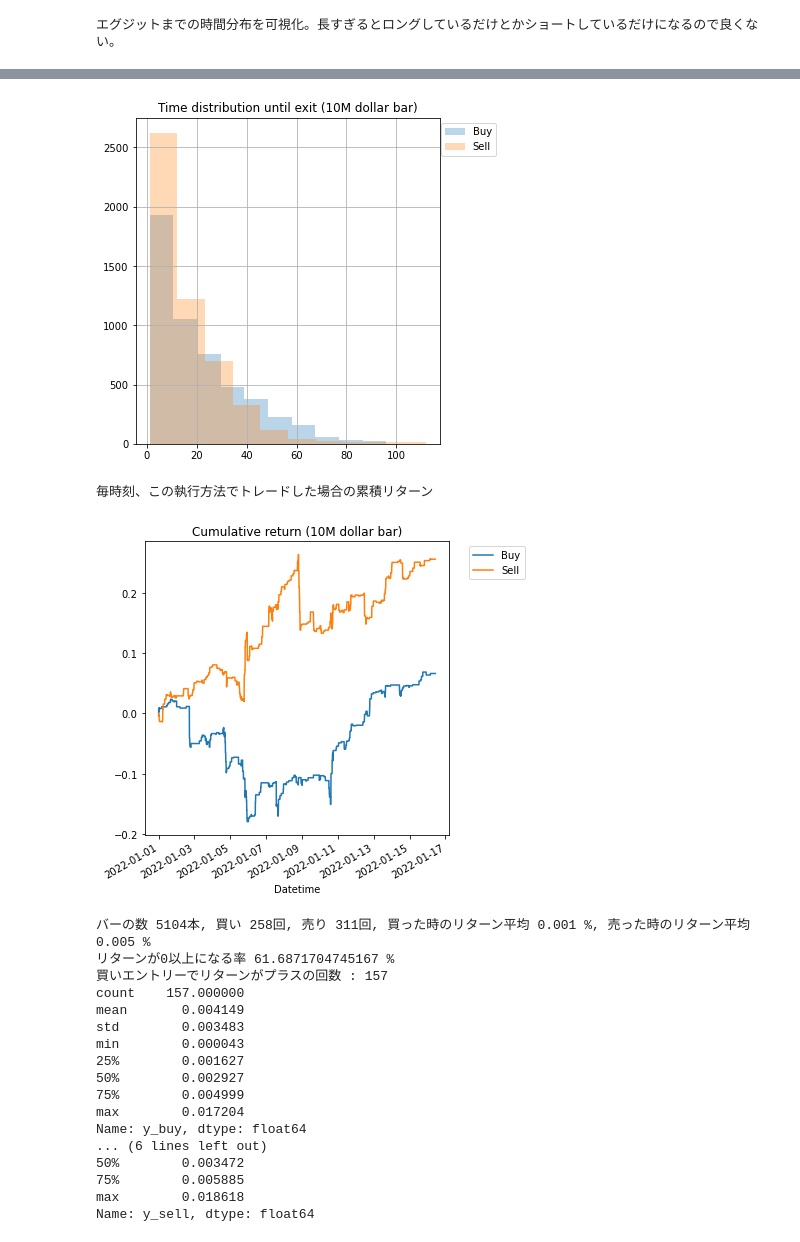
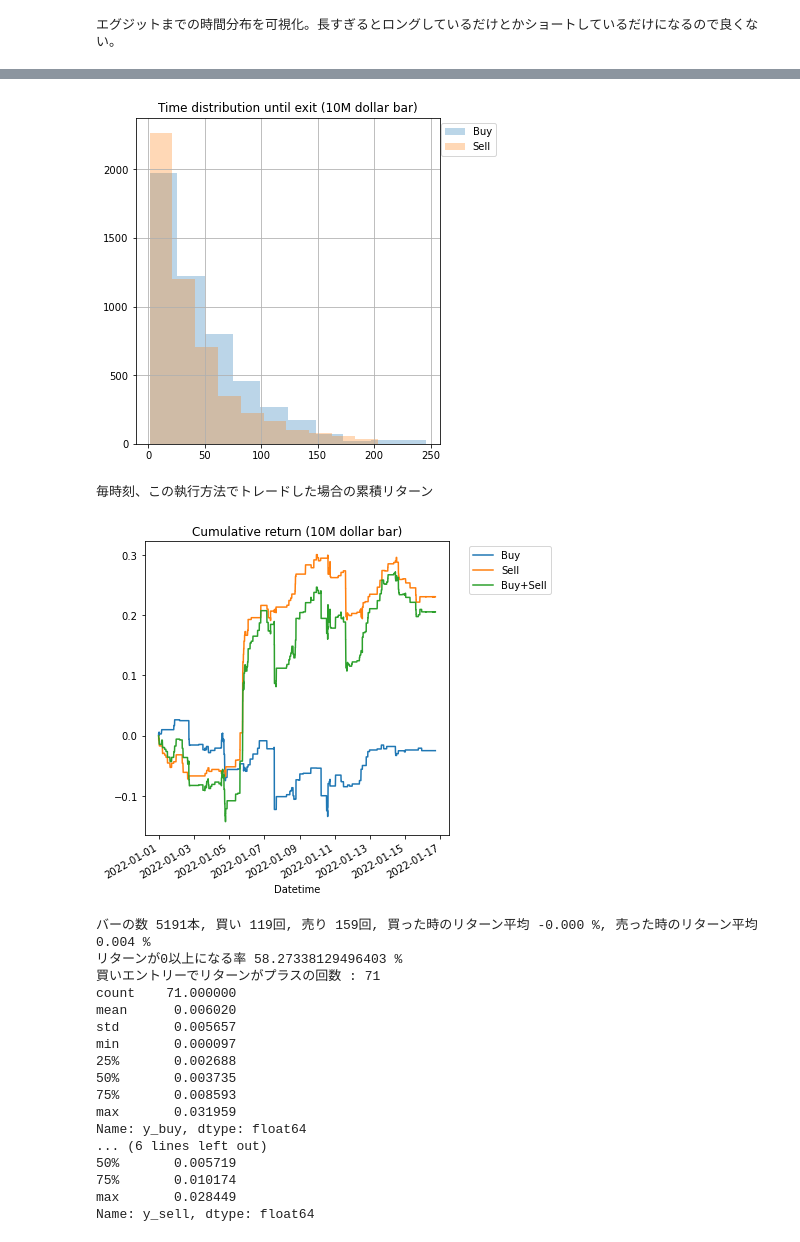
Before and after one commit to WannabeBotter/crypto_misc_jupyter, a Jupyter notebook: richman_dollarbar/richman_dollarbar.ipynb, the cells around one changed output, grey strips where cells are left out. Cells and saved outputs as stored; diff of their text form; code cells hidden in the pictures.

Commit message:
Added some validation parts

```diff
--- a/richman_dollarbar/richman_dollarbar.ipynb
+++ b/richman_dollarbar/richman_dollarbar.ipynb
@@ -266,23 +145,20 @@ def calc_buysell(df, pips = 1, atr_mux = 0.5):
     return df
 # %%
 import optuna
-
-df_dollar = pd.read_pickle('df_dollar_10000000_ohlcv.pkl')
-df_dollar = df_dollar.dropna()
-df_dollar = calc_features(df_dollar)
-df_dollar.to_pickle('df_dollar_10000000_ohlcv_features.pkl')
+import math
 
 def target_function(x):
-    df_dollar = pd.read_pickle('df_dollar_10000000_ohlcv_features.pkl')
+    df_dollar = pd.read_pickle('df_dollar_10000000_ohlcv_learn.pkl')
     df_dollar = calc_buysell(df_dollar, pips = 1, atr_mux = x)
     y_buy = df_dollar['y_buy'].sum()
+    buy_count = len(df_dollar[df_dollar['buy_executed'] == True])
     y_sell = df_dollar['y_sell'].sum()
-    y_sum = y_buy + y_sell
+    sell_count = len(df_dollar[df_dollar['sell_executed'] == True])
     #print(f'atr_mux = {x}, y_buy = {y_buy}, y_sell = {y_sell}, y_sum = {y_sum}')
-    return y_sum
+    return y_buy * math.pow(buy_count, 1) + y_sell * math.pow(sell_count, 1)
 
 def objective(trial):
-    x = trial.suggest_uniform('x', 0.0, 5.0)
+    x = trial.suggest_uniform('x', 0.0, 4.0)
     score = target_function(x)
     return score
 
@@ -340,6 +220,7 @@ def display_performance(df_dollar):
     ax = plt.subplot(121)
     df_dollar['y_buy'].cumsum().plot(label='Buy')
     df_dollar['y_sell'].cumsum().plot(label='Sell')
+    (df_dollar['y_buy'].cumsum() + df_dollar['y_sell'].cumsum()).plot(label='Buy+Sell')
     plt.title('Cumulative return (10M dollar bar)')
     plt.legend(bbox_to_anchor=(1.05, 1))
     plt.show()
@@ -353,10 +234,11 @@ def display_performance(df_dollar):
     print(df_dollar[df_dollar["y_sell"] > 0]["y_sell"].describe())
 # %%
 # Optunaの最適化結果に基づいて計算
+atr_mux = study.best_params['x']
 
 # 最適化に利用したデータを利用して結果を表示する
-df_dollar_optimized = pd.read_pickle('df_dollar_10000000_ohlcv_features.pkl')
-df_dollar_optimized = calc_buysell(df_dollar_optimized, pips = 1, atr_mux = study.best_params['x'])
+df_dollar_optimized = pd.read_pickle('df_dollar_10000000_ohlcv_learn.pkl')
+df_dollar_optimized = calc_buysell(df_dollar_optimized, pips = 1, atr_mux = atr_mux)
 display_performance(df_dollar_optimized)
 # %% [output]
 約定確率を可視化。時期によって約定確率が大きく変わると良くない。
@@ -385,20 +267,8 @@ max         0.074962
 Name: y_sell, dtype: float64
 # %%
 # Optunaの最適化結果に基づいて計算
-
-# 2022年1月1日以降のデータ (最適化に利用していない) をテストデータとして利用して結果を表示する
-df_dollar_test = _dbutil.read_sql_query(sql = "SELECT * FROM \"ftx_btc-perp_dollarbar_10000000\" WHERE datetime >= '2022-01-01 00:00:00.000+00' ORDER BY dollar_cumsum ASC")
-df_dollar_test = df_dollar_test[['datetime', 'datetime_from', 'open', 'high', 'low', 'close', 'dollar_volume', 'dollar_buy_volume', 'dollar_sell_volume', 'dollar_liquidation_buy_volume', 'dollar_liquidation_sell_volume', 'dollar_cumsum']]
-df_dollar_test['fee'] = 0.00 / 100.0
-df_dollar_test['delta_time'] = df_dollar_test['datetime'].diff().view(int) // 1_000_000
-df_dollar_test['delta_time-1'] = 1.0 / df_dollar_test['delta_time']
-df_dollar_test['dollar_buysell_ratio'] = df_dollar_test['dollar_buy_volume'] / df_dollar_test['dollar_sell_volume']
-df_dollar_test = df_dollar_test[['datetime', 'open', 'high', 'low', 'close', 'dollar_volume', 'dollar_buy_volume', 'dollar_sell_volume', 'dollar_liquidation_buy_volume', 'dollar_liquidation_sell_volume', 'fee', 'delta_time', 'delta_time-1']]
-df_dollar_test = df_dollar_test.dropna()
-df_dollar_test.columns = ['Datetime', 'Open', 'High', 'Low', 'Close', 'dollar_volume', 'dollar_buy_volume', 'dollar_sell_volume', 'dollar_liquidation_buy_volume', 'dollar_liquidation_sell_volume', 'fee', 'delta_time', 'delta-time-1']
-df_dollar_test = df_dollar_test.set_index("Datetime")
-
-df_dollar_test = calc_buysell(df_dollar_test, pips = 1, atr_mux = study.best_params['x'])
-display_performance(df_dollar_test)
+df_dollar_validation = pd.read_pickle('df_dollar_10000000_ohlcv_validation.pkl')
+df_dollar_validation = calc_buysell(df_dollar_validation, pips = 1, atr_mux = atr_mux)
+display_performance(df_dollar_validation)
 # %% [output]
 約定確率を可視化。時期によって約定確率が大きく変わると良くない。
@@ -408,20 +278,20 @@ display_performance(df_dollar_test)
-[figure, old version]
+[figure, new version]
 毎時刻、この執行方法でトレードした場合の累積リターン
-[figure, old version]
+[figure, new version]
-バーの数 5104本, 買い 258回, 売り 311回, 買った時のリターン平均 0.001 %, 売った時のリターン平均 0.005 %
-リターンが0以上になる率 61.6871704745167 %
-買いエントリーでリターンがプラスの回数 : 157
-count    157.000000
-mean       0.004149
-std        0.003483
-min        0.000043
-25%        0.001627
-50%        0.002927
-75%        0.004999
-max        0.017204
+バーの数 5191本, 買い 119回, 売り 159回, 買った時のリターン平均 -0.000 %, 売った時のリターン平均 0.004 %
+リターンが0以上になる率 58.27338129496403 %
+買いエントリーでリターンがプラスの回数 : 71
+count    71.000000
+mean      0.006020
+std       0.005657
+min       0.000097
+25%       0.002688
+50%       0.003735
+75%       0.008593
+max       0.031959
 Name: y_buy, dtype: float64
 ... (6 lines left out)
-50%        0.003472
-75%        0.005885
-max        0.018618
+50%       0.005719
+75%       0.010174
+max       0.028449
 Name: y_sell, dtype: float64
```
Also changed, not shown: parts of 13 cells of this notebook.
